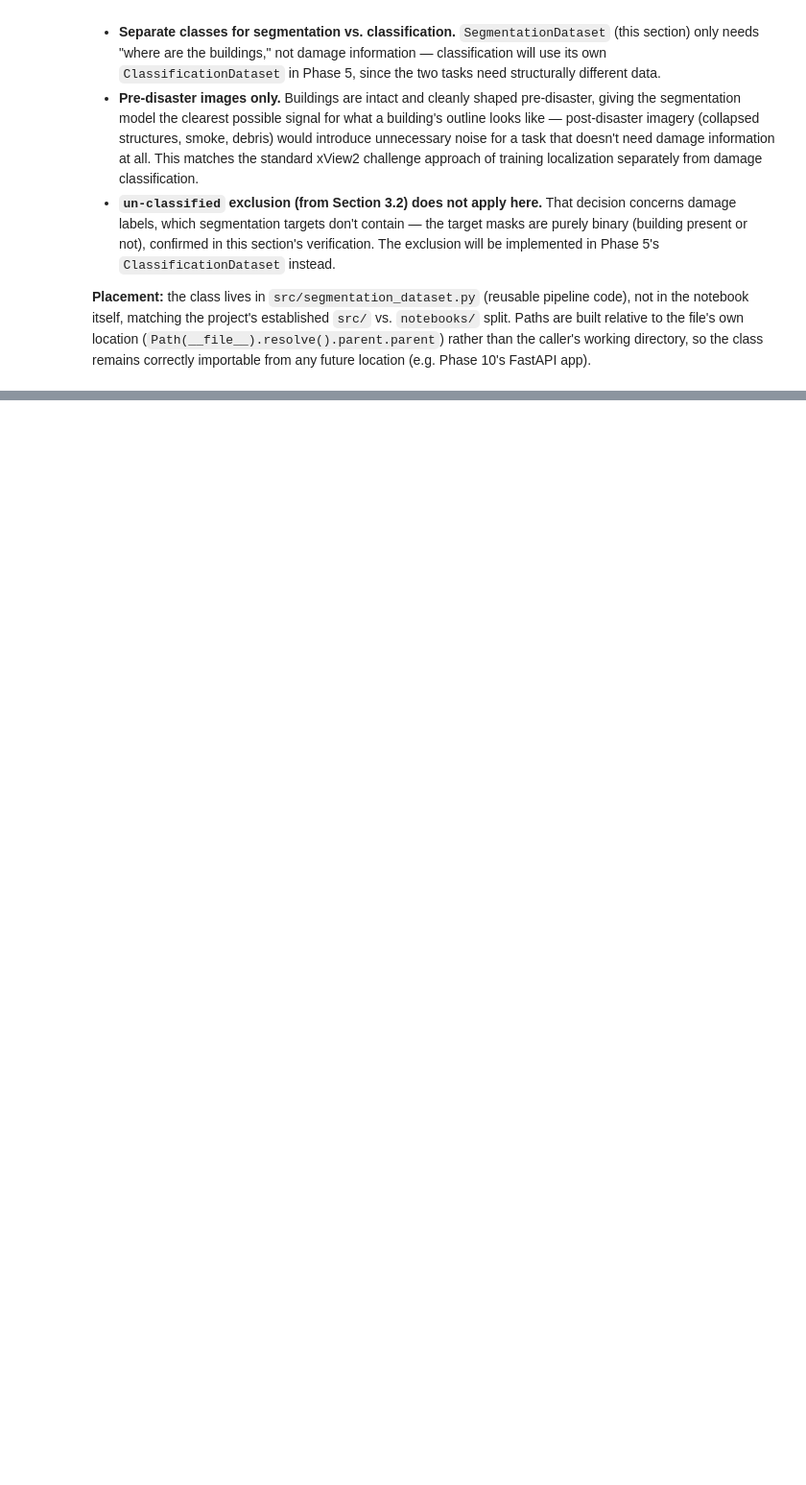
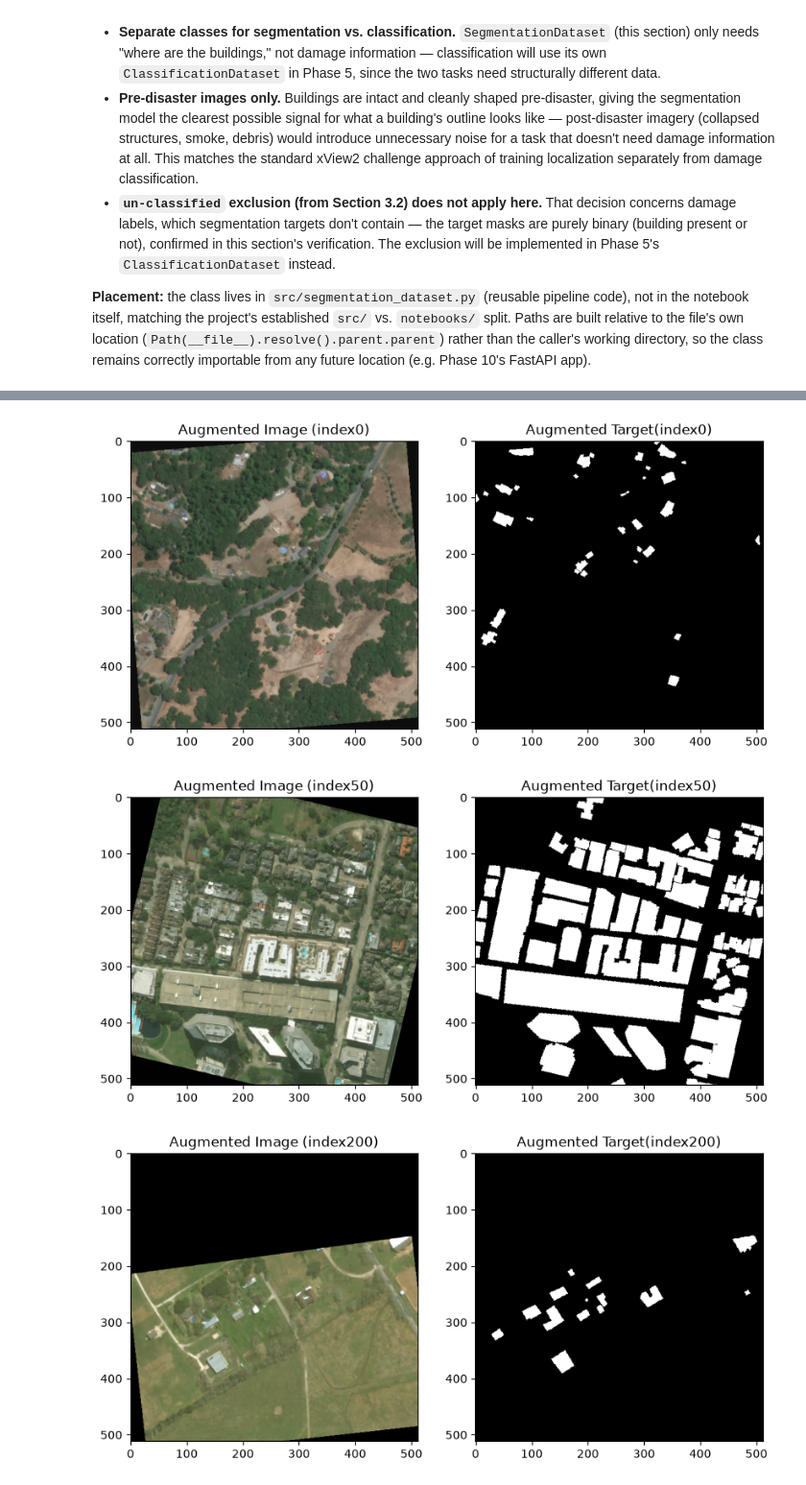
Before and after one commit to husnainalix77/disaster-damage-assessment, a Jupyter notebook: notebooks/03_preprocessing.ipynb, the cells around one changed output, grey strips where cells are left out. Shown at 96% size. Cells and saved outputs as stored; diff of their text form; code cells hidden in the pictures; blank space fills up the shorter version.

```diff
--- a/notebooks/03_preprocessing.ipynb
+++ b/notebooks/03_preprocessing.ipynb
@@ -133,8 +134,8 @@ This confirms the exclusion decision costs almost nothing in terms of lost train
 # %%
 from src.segmentation_dataset import SegmentationDataset
 
-train_dataset = SegmentationDataset(train_ids)
-val_dataset = SegmentationDataset(val_ids)
+train_dataset = SegmentationDataset(train_ids, augment=True)
+val_dataset = SegmentationDataset(val_ids, augment=False)
 
 image, target = train_dataset[0] # can be checked for val_ids as well
 print("Image size:", image.size, "mode:", image.mode)
@@ -157,0 +171,7 @@ This confirms the target masks are structurally independent of damage labels, va
+# %%
+image, target = train_dataset[0] # apply the down sampling
+print("Image size:", image.size)
+print("Target size:", target.size)
+
+# Verify the down sampling
+print("Target unique values after resize:", np.unique(np.array(target)))
@@ -157,0 +256,16 @@ This confirms the target masks are structurally independent of damage labels, va
+# %%
+train_dataset = SegmentationDataset(train_ids, augment=True)
+indices = [0, 50, 200, 400, 600]
+
+for idx in indices:
+    image, target = train_dataset[idx]
+    fig, axes = plt.subplots(1, 2, figsize=(10, 5))
+    axes[0].imshow(image)
+    axes[0].set_title(f"Augmented Image (index{idx})")
+    axes[1].imshow(target, cmap="gray")
+    axes[1].set_title(f"Augmented Target(index{idx})")
+    plt.show()
+# %% [output]
+[figure, added]
+[figure, added]
+[figure, added]
```
Also changed, not shown: parts of 13 cells of this notebook, 3 other files.
